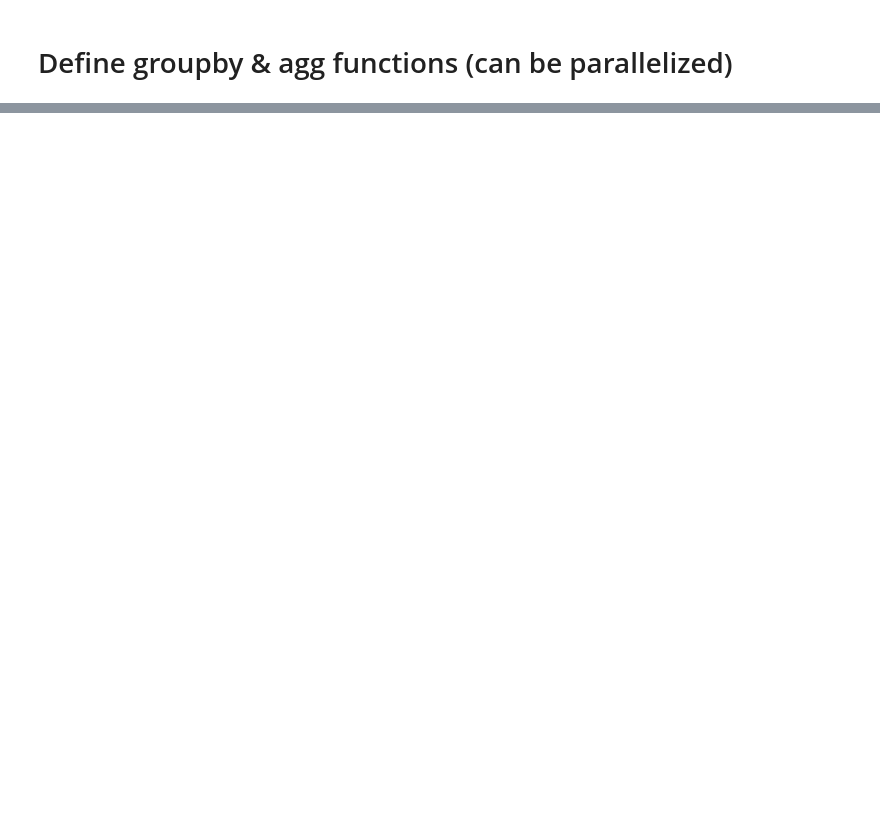
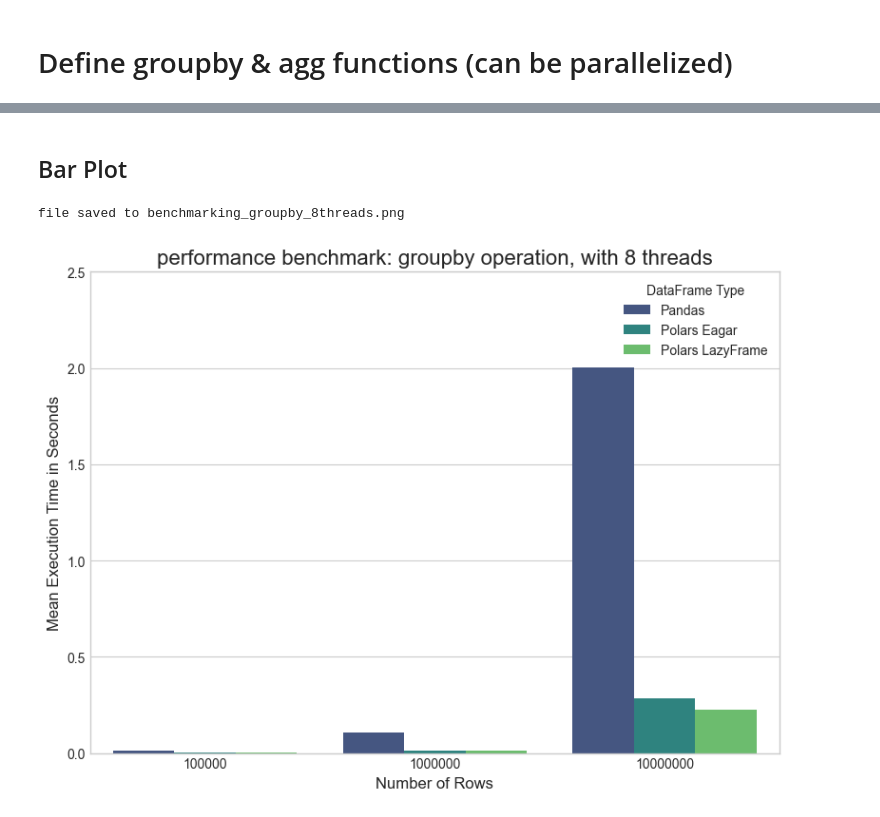
Before and after one commit to oliverangelil/AIMS_course_Pandas_vs_Polars, a Jupyter notebook: Pandas_vs_Polars.ipynb, the cells around one changed output, grey strips where cells are left out. Saved outputs shown, nothing was run; the diff lists cells and outputs as text; code cells hidden in the pictures; blank space fills up the shorter version.

```diff
--- a/Pandas_vs_Polars.ipynb
+++ b/Pandas_vs_Polars.ipynb
@@ -143,0 +174,47 @@ Polars LazyFrame Time. Mean 0.001576, Std: 0.000111 seconds
+# %% [markdown]
+## Bar Plot
+# %%
+def plot_benchmarks(df, operation_name, thread_count):
+    """Creates and saves a bar plot of the benchmark results."""
+    plt.style.use('seaborn-v0_8-whitegrid')
+    fig, ax = plt.subplots(figsize=(8, 6))
+
+    op_df = df[df["Operation"] == operation_name]
+    op_df['Rows_Category'] = op_df['Rows'].astype(str)
+
+    sns.barplot(
+        data=op_df,
+        x="Rows_Category",
+        y="MeanTime",
+        hue="Library",
+        ax=ax,
+        palette="viridis",
+        errorbar=None
+    )
+
+    ax.set_title(f"performance benchmark: {operation_name.lower()} operation, with {thread_count} threads", fontsize=16)
+    ax.set_xlabel("Number of Rows", fontsize=12)
+    ax.set_ylabel("Mean Execution Time in Seconds", fontsize=12)
+    ax.grid(True, axis="x", which="minor", ls="--")
+    ax.set_ylim([0, 2.5])
+    plt.legend(title="DataFrame Type")
+    plt.tight_layout()
+    plt.savefig(f"benchmarking_{operation_name.lower()}_{thread_count}threads.png")
+    print(f"file saved to benchmarking_{operation_name.lower()}_{thread_count}threads.png")
+
+# Create and save the plot
+plot_benchmarks(
+    df=results_df,
+    operation_name="GroupBy",
+    thread_count=THREAD_COUNT,
+)
+
+## create plot for your new operation:
+# plot_benchmarks(
+#     df=results_df,
+#     operation_name="blah",
+#     thread_count=THREAD_COUNT,
+# )
+# %% [output]
+file saved to benchmarking_groupby_8threads.png
+[figure, added]
```
Also changed, not shown: parts of 18 cells of this notebook, 2 other files.
